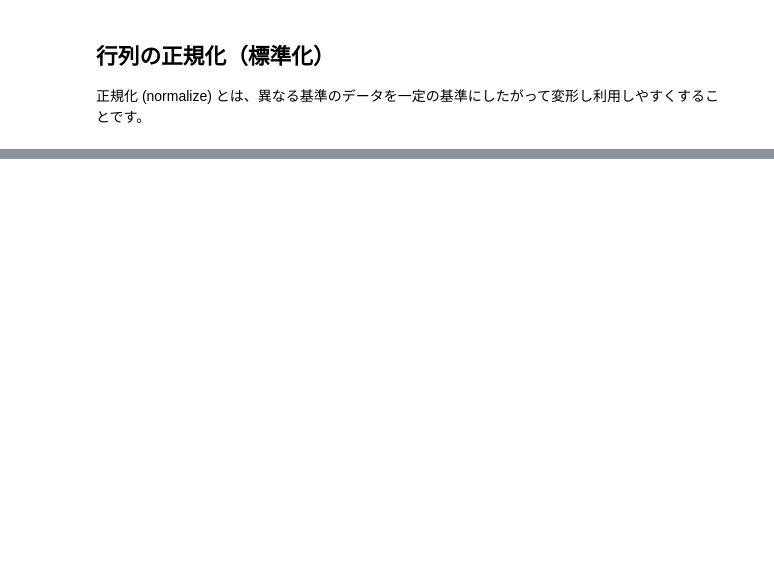
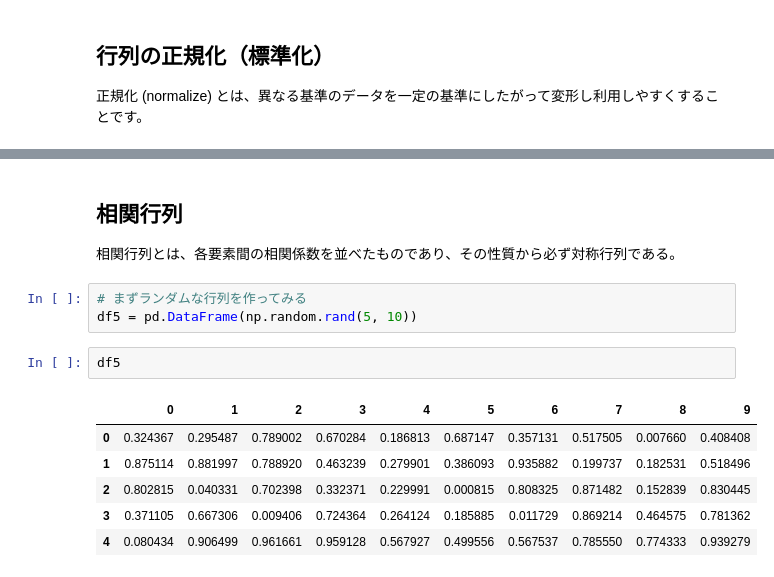
Before and after one commit to maskot1977/ipython_notebook, a Jupyter notebook: Numpy と Pandas を用いた演算.ipynb, the cells around one changed output, grey strips where cells are left out. Cells and saved outputs as stored; diff of their text form; blank space fills up the shorter version.

```diff
--- a/Numpy と Pandas を用いた演算.ipynb
+++ b/Numpy と Pandas を用いた演算.ipynb
@@ -531,0 +532,16 @@ df4.apply(lambda x: x/x.sum(), axis=0).fillna(0)
+# %% [markdown]
+## 相関行列
+
+相関行列とは、各要素間の相関係数を並べたものであり、その性質から必ず対称行列である。
+# %%
+# まずランダムな行列を作ってみる
+df5 = pd.DataFrame(np.random.rand(5, 10))
+# %%
+df5
+# %% [output]
+|  | 0 | 1 | 2 | 3 | 4 | 5 | 6 | 7 | 8 | 9 |
+| 0 | 0.324367 | 0.295487 | 0.789002 | 0.670284 | 0.186813 | 0.687147 | 0.357131 | 0.517505 | 0.007660 | 0.408408 |
+| 1 | 0.875114 | 0.881997 | 0.788920 | 0.463239 | 0.279901 | 0.386093 | 0.935882 | 0.199737 | 0.182531 | 0.518496 |
+| 2 | 0.802815 | 0.040331 | 0.702398 | 0.332371 | 0.229991 | 0.000815 | 0.808325 | 0.871482 | 0.152839 | 0.830445 |
+| 3 | 0.371105 | 0.667306 | 0.009406 | 0.724364 | 0.264124 | 0.185885 | 0.011729 | 0.869214 | 0.464575 | 0.781362 |
+| 4 | 0.080434 | 0.906499 | 0.961661 | 0.959128 | 0.567927 | 0.499556 | 0.567537 | 0.785550 | 0.774333 | 0.939279 |
```
Also changed, not shown: parts of 42 cells of this notebook.
